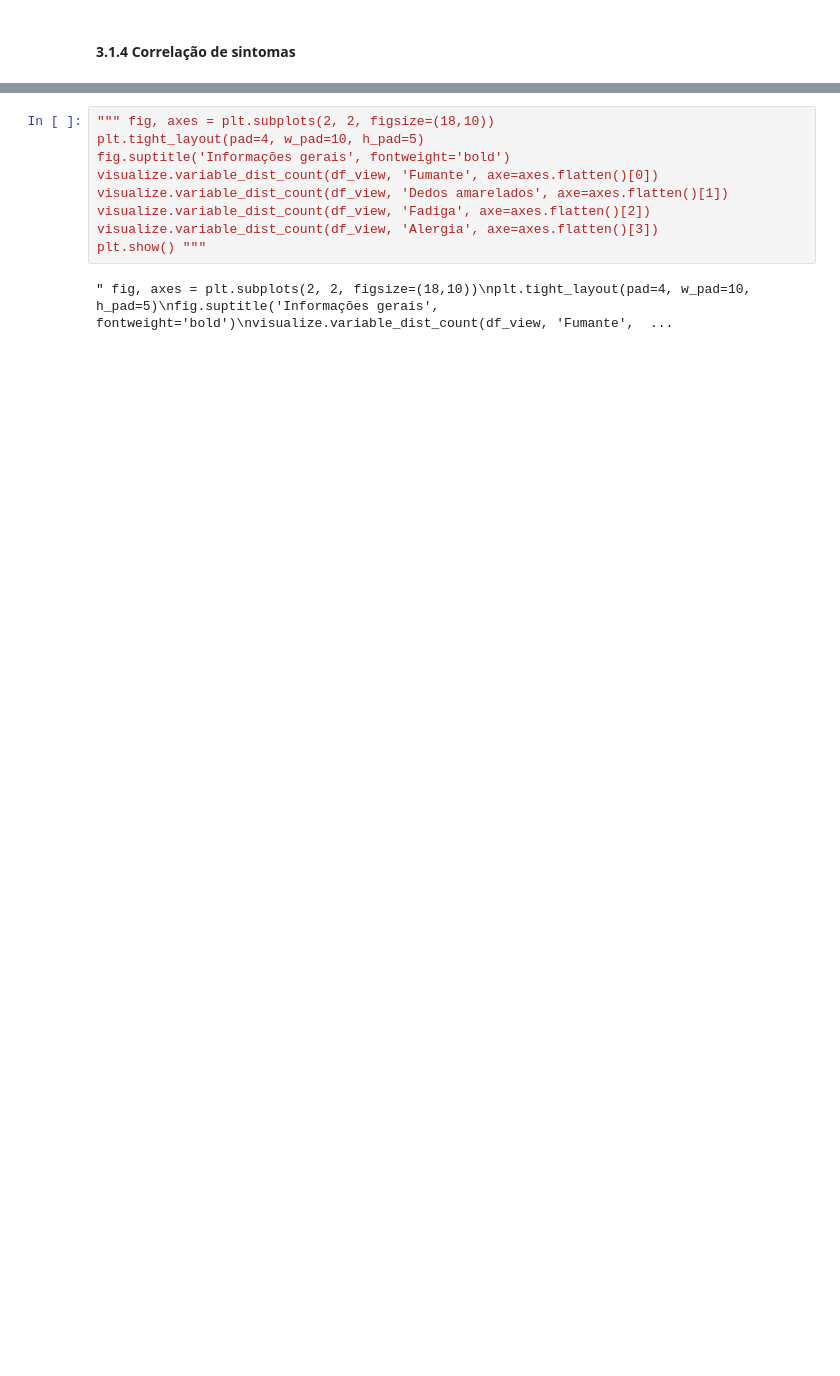
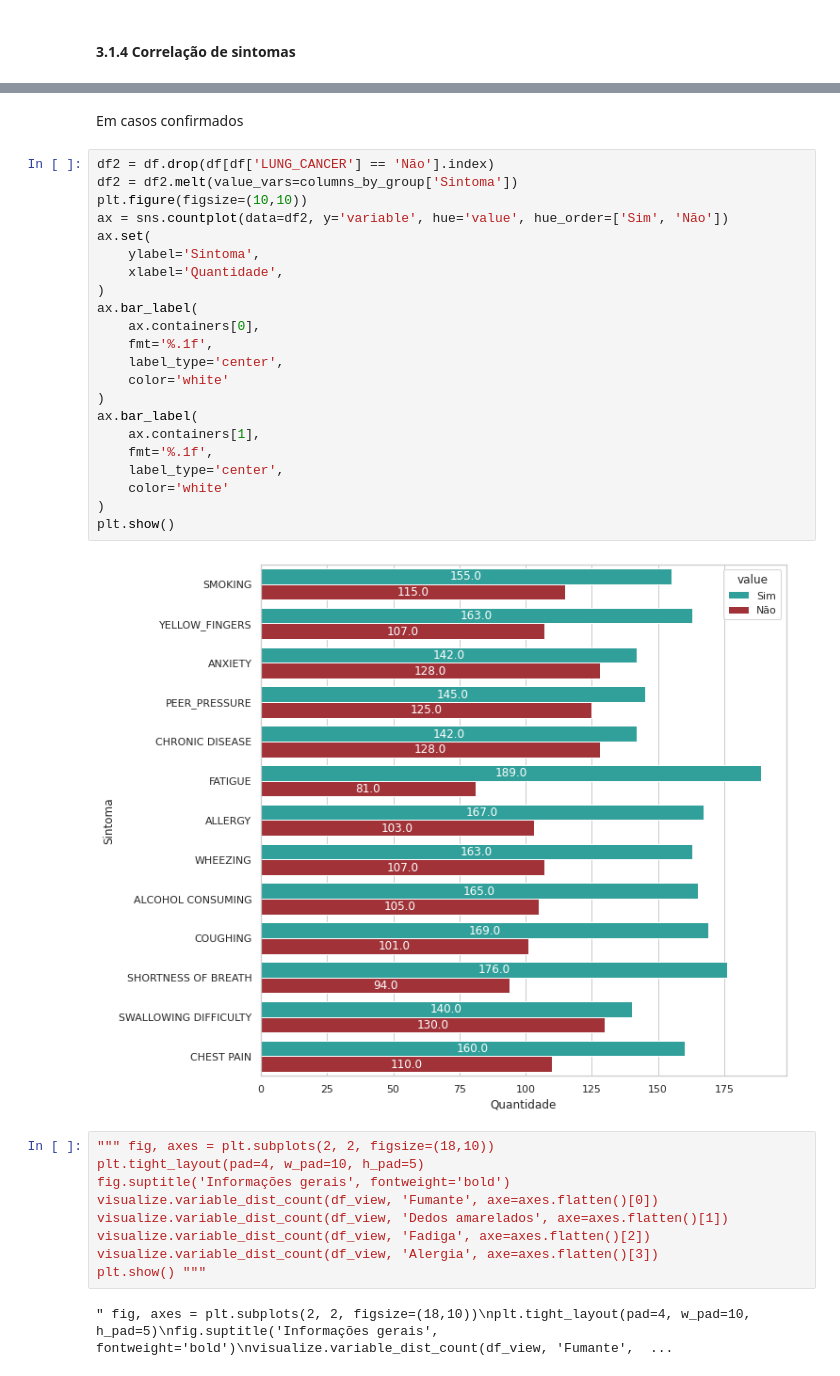
Before and after one commit to atlantico-academy/lung-cancer, a Jupyter notebook: notebooks/01-exploratory_data_analysis.ipynb, the cells around one changed output, grey strips where cells are left out. Saved outputs shown, nothing was run; the diff lists cells and outputs as text; blank space fills up the shorter version.

```diff
--- a/notebooks/01-exploratory_data_analysis.ipynb
+++ b/notebooks/01-exploratory_data_analysis.ipynb
@@ -282,3 +270,29 @@ plt.show()
+# %% [markdown]
+Em casos confirmados
+# %%
+df2 = df.drop(df[df['LUNG_CANCER'] == 'Não'].index)
+df2 = df2.melt(value_vars=columns_by_group['Sintoma'])
+plt.figure(figsize=(10,10))
+ax = sns.countplot(data=df2, y='variable', hue='value', hue_order=['Sim', 'Não'])
+ax.set(
+    ylabel='Sintoma',
+    xlabel='Quantidade',
+)
+ax.bar_label(
+    ax.containers[0],
+    fmt='%.1f',
+    label_type='center',
+    color='white'
+)
+ax.bar_label(
+    ax.containers[1],
+    fmt='%.1f',
+    label_type='center',
+    color='white'
+)
+plt.show()
+# %% [output]
+[figure, added]
 # %%
 """ fig, axes = plt.subplots(2, 2, figsize=(18,10))
 plt.tight_layout(pad=4, w_pad=10, h_pad=5)
```
Also changed, not shown: parts of 37 cells of this notebook, 2 other files.
